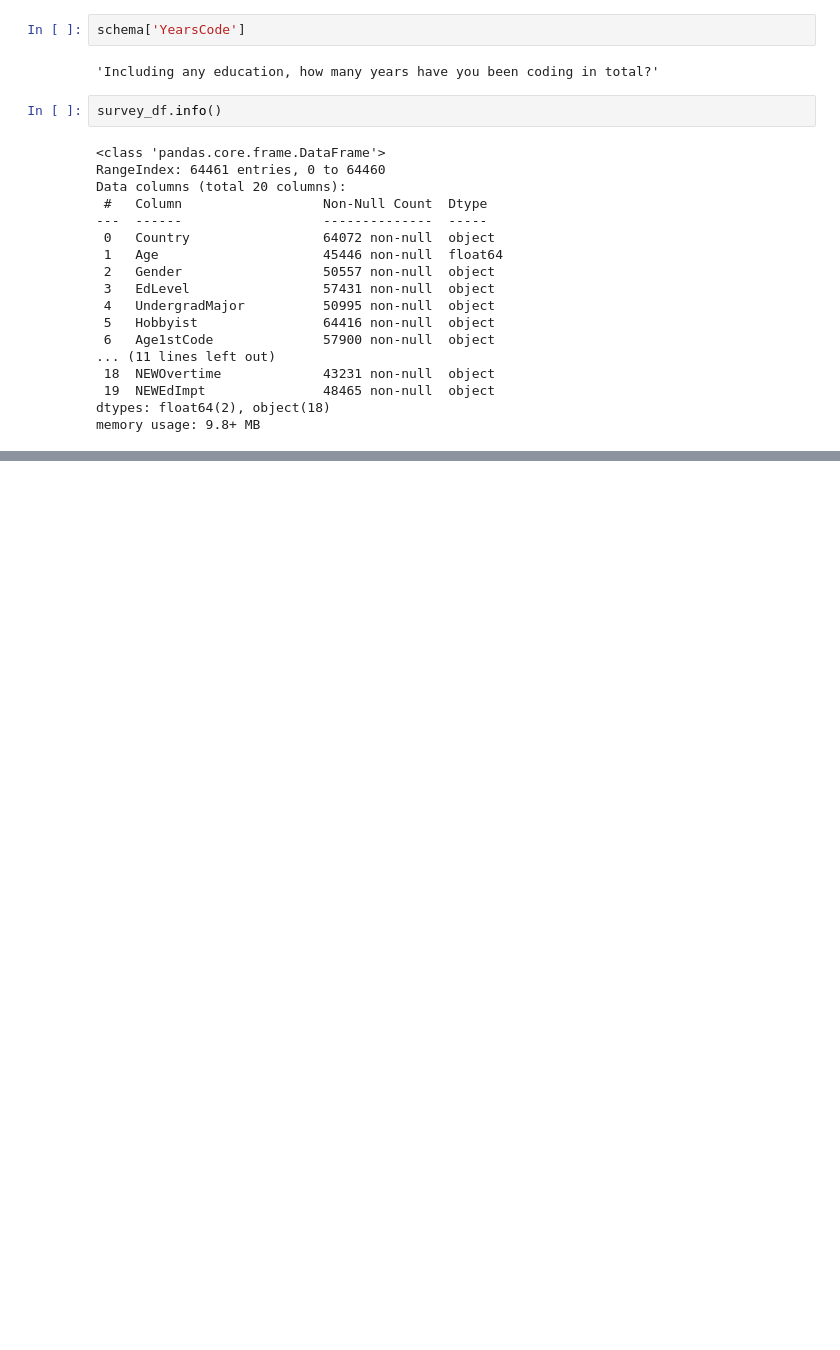
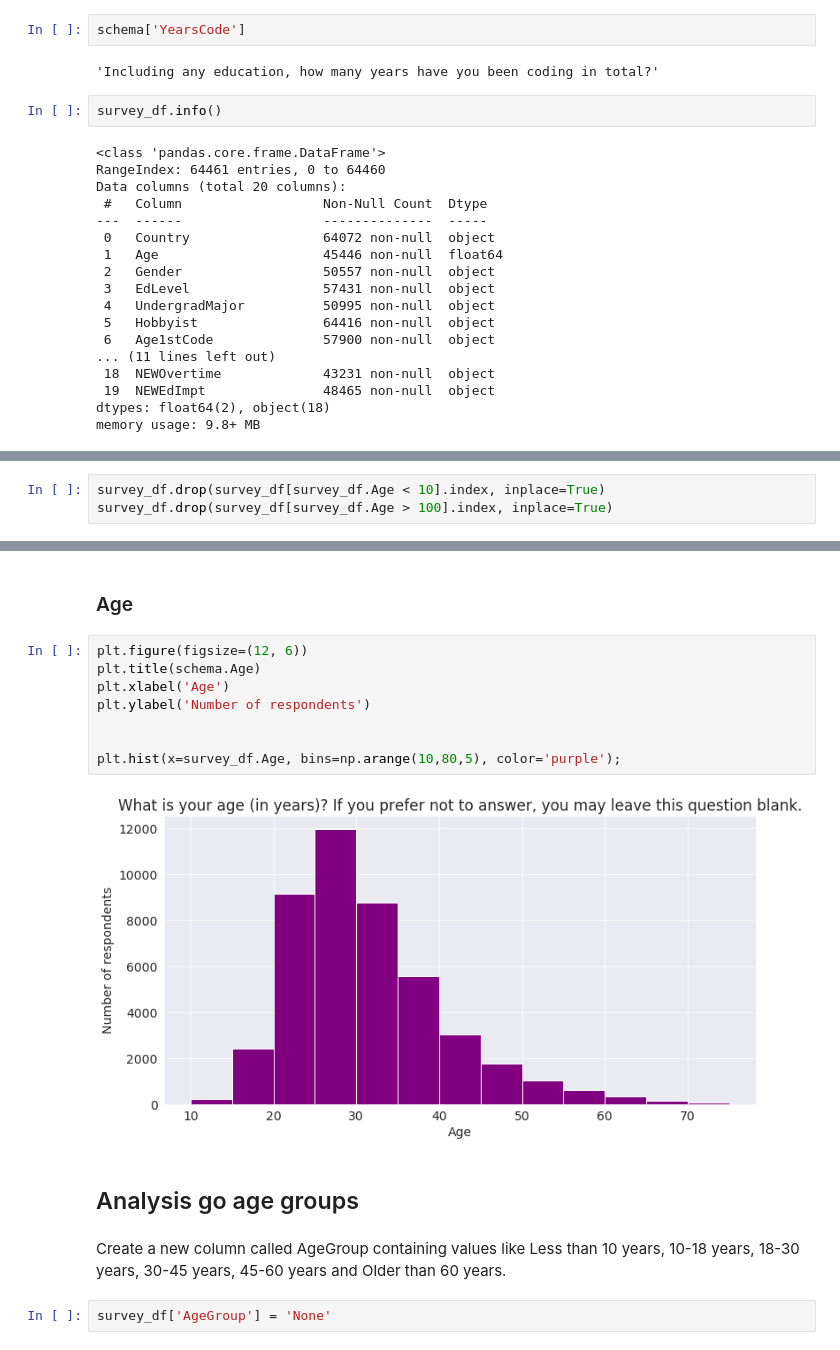
Before and after one commit to aleksmn/jovian, a Jupyter notebook: pandas/python-eda-stackoverflow-survey/practice-stackoverflow-survey.ipynb, the cells around one changed output, grey strips where cells are left out. Saved outputs shown, nothing was run; the diff lists cells and outputs as text; blank space fills up the shorter version.

Commit message:
add age groups analysis

```diff
--- a/pandas/python-eda-stackoverflow-survey/practice-stackoverflow-survey.ipynb
+++ b/pandas/python-eda-stackoverflow-survey/practice-stackoverflow-survey.ipynb
@@ -138,0 +167,3 @@ memory usage: 9.8+ MB
+# %%
+survey_df.drop(survey_df[survey_df.Age < 10].index, inplace=True)
+survey_df.drop(survey_df[survey_df.Age > 100].index, inplace=True)
@@ -138,0 +268,18 @@ memory usage: 9.8+ MB
+# %% [markdown]
+### Age
+# %%
+plt.figure(figsize=(12, 6))
+plt.title(schema.Age)
+plt.xlabel('Age')
+plt.ylabel('Number of respondents')
+
+
+plt.hist(x=survey_df.Age, bins=np.arange(10,80,5), color='purple');
+# %% [output]
+[figure, added]
+# %% [markdown]
+## Analysis go age groups
+# %% [markdown]
+Create a new column called AgeGroup containing values like Less than 10 years, 10-18 years, 18-30 years, 30-45 years, 45-60 years and Older than 60 years.
+# %%
+survey_df['AgeGroup'] = 'None'
```
Also changed, not shown: parts of 32 cells of this notebook, 1 other file.
